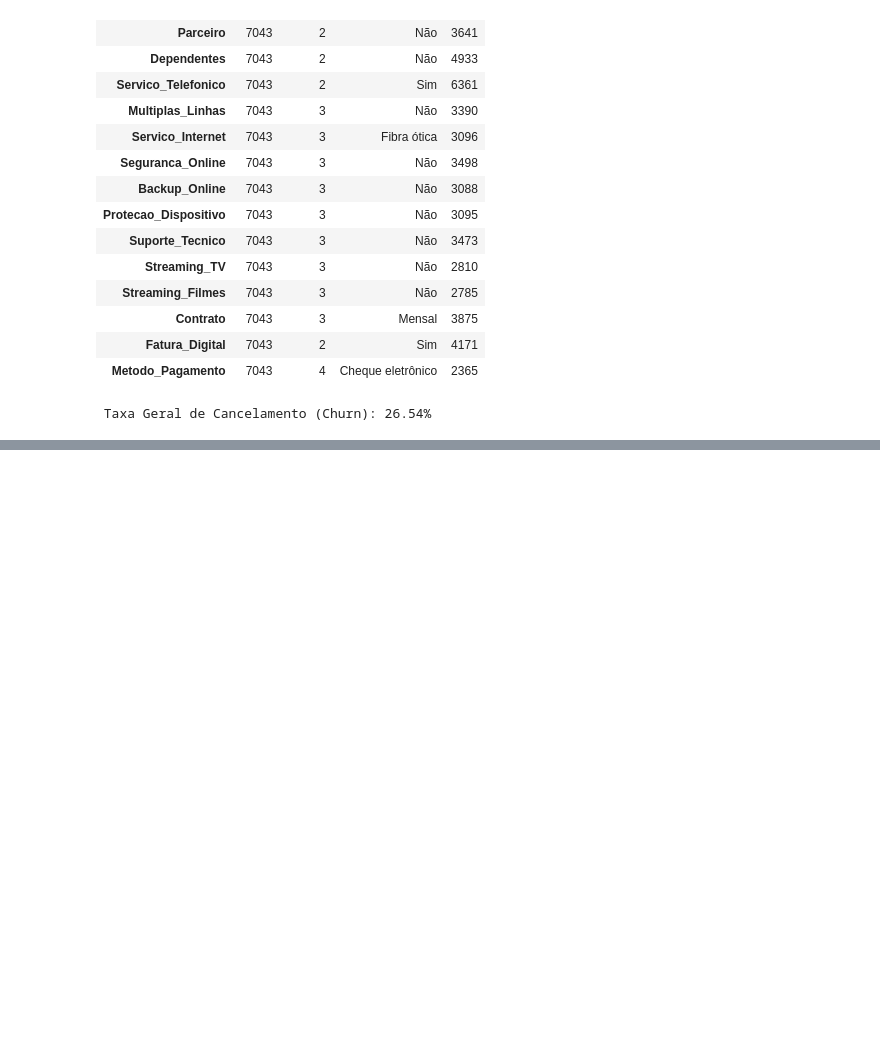
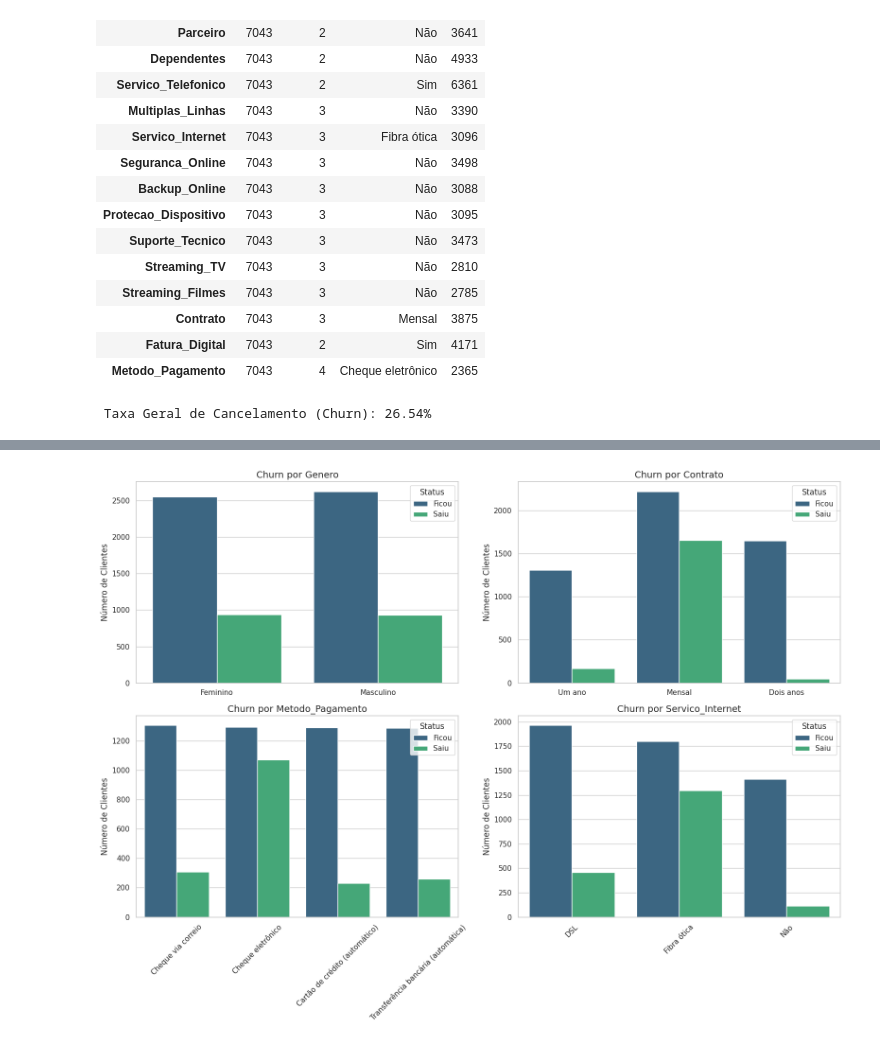
Before and after one commit to neigit485/Challeng-_TelecomX_BR_Evasao_Clientes, a Jupyter notebook: Challeng_TelecomX_BR_ETL.ipynb, the cells around one changed output, grey strips where cells are left out. Cells and saved outputs as stored; diff of their text form; code cells hidden in the pictures; blank space fills up the shorter version.

```diff
--- a/Challeng_TelecomX_BR_ETL.ipynb
+++ b/Challeng_TelecomX_BR_ETL.ipynb
@@ -302,0 +353,27 @@ print(f"\n Taxa Geral de Cancelamento (Churn): {taxa_churn:.2f}%")
+# %%
+sns.set(style="whitegrid")
+
+vars_para_analise = ['Genero', 'Contrato', 'Metodo_Pagamento', 'Servico_Internet']
+
+fig, axes = plt.subplots(2, 2, figsize=(16, 12))
+
+axes = axes.flatten()
+
+for i, var in enumerate(vars_para_analise):
+
+    sns.countplot(x=var, hue='Churn', data=df_telecom, palette='viridis', ax=axes[i])
+
+    axes[i].set_title(f'Churn por {var}', fontsize=14)
+    axes[i].set_xlabel('')
+    axes[i].set_ylabel('Número de Clientes')
+
+    handles, _ = axes[i].get_legend_handles_labels()
+    axes[i].legend(handles=handles, labels=['Ficou', 'Saiu'], title='Status')
+
+    if var in ['Metodo_Pagamento', 'Servico_Internet']:
+        axes[i].tick_params(axis='x', rotation=45)
+
+plt.tight_layout()
+plt.show()
+# %% [output]
+[figure, added]
```
Also changed, not shown: parts of 7 cells of this notebook.
